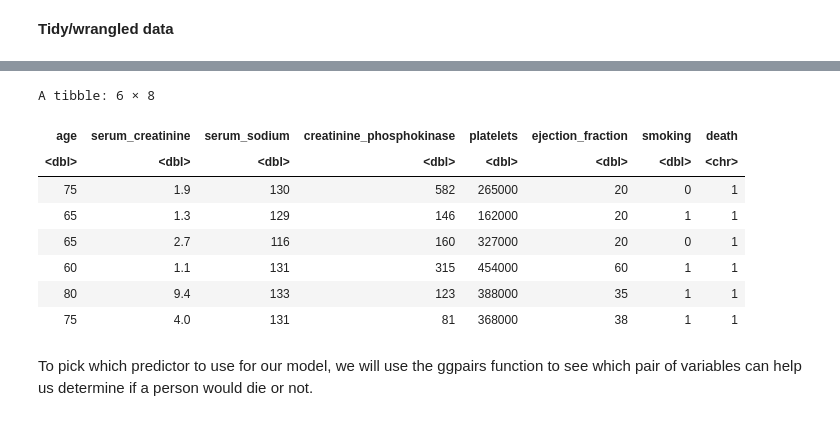
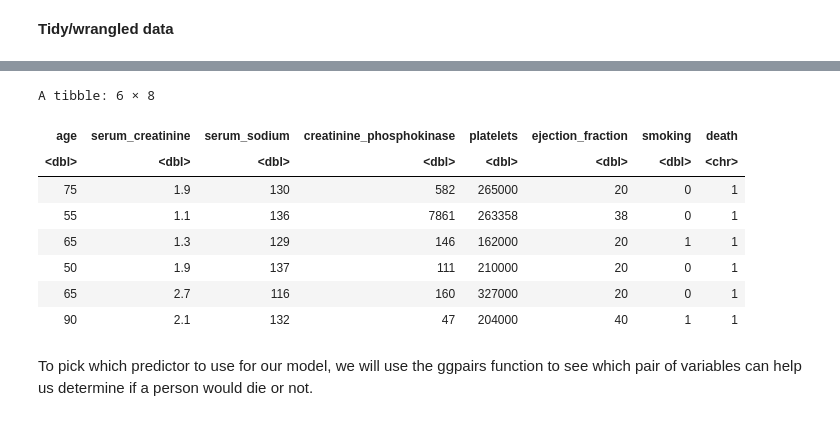
Before and after one commit to leoryry/NEW_DSCI_Project, a Jupyter notebook: Proposal.ipynb, the cells around one changed output, grey strips where cells are left out. Saved outputs shown, nothing was run; the diff lists cells and outputs as text; code cells hidden in the pictures.

```diff
--- a/Proposal.ipynb
+++ b/Proposal.ipynb
@@ -67,2 +67,17 @@ We will split our data into training data and testing data so that we could use
+# %%
+heart_failure <- select(heart_failure_data, age, serum_creatinine, serum_sodium,
+                        creatinine_phosphokinase, platelets, ejection_fraction, smoking, DEATH_EVENT)
+names(heart_failure) <- c('age','serum_creatinine','serum_sodium','creatinine_phosphokinase','platelets','ejection_fraction', 'smoking', 'death')
+head(heart_failure)
+# %% [output]
+A tibble: 6 × 8
+| age | serum_creatinine | serum_sodium | creatinine_phosphokinase | platelets | ejection_fraction | smoking | death |
+| <dbl> | <dbl> | <dbl> | <dbl> | <dbl> | <dbl> | <dbl> | <chr> |
+| 75 | 1.9 | 130 | 582 | 265000 | 20 | 0 | 1 |
+| 55 | 1.1 | 136 | 7861 | 263358 | 38 | 0 | 1 |
+| 65 | 1.3 | 129 | 146 | 162000 | 20 | 1 | 1 |
+| 50 | 1.9 | 137 | 111 | 210000 | 20 | 0 | 1 |
+| 65 | 2.7 | 116 | 160 | 327000 | 20 | 0 | 1 |
+| 90 | 2.1 | 132 | 47 | 204000 | 40 | 1 | 1 |
 # %%
 set.seed(5)
@@ -70,20 +85,5 @@ heart_split <- initial_split(heart_failure_data, prop=0.70, strata=DEATH_EVENT)
 heart_train <- training(heart_split)
 heart_test <- testing(heart_split)
-# %%
-heart_failure <- select(heart_train, age, serum_creatinine, serum_sodium,
-                        creatinine_phosphokinase, platelets, ejection_fraction, smoking, DEATH_EVENT)
-names(heart_failure) <- c('age','serum_creatinine','serum_sodium','creatinine_phosphokinase','platelets','ejection_fraction', 'smoking', 'death')
-head(heart_failure)
-# %% [output]
-A tibble: 6 × 8
-| age | serum_creatinine | serum_sodium | creatinine_phosphokinase | platelets | ejection_fraction | smoking | death |
-| <dbl> | <dbl> | <dbl> | <dbl> | <dbl> | <dbl> | <dbl> | <chr> |
-| 75 | 1.9 | 130 | 582 | 265000 | 20 | 0 | 1 |
-| 65 | 1.3 | 129 | 146 | 162000 | 20 | 1 | 1 |
-| 65 | 2.7 | 116 | 160 | 327000 | 20 | 0 | 1 |
-| 60 | 1.1 | 131 | 315 | 454000 | 60 | 1 | 1 |
-| 80 | 9.4 | 133 | 123 | 388000 | 35 | 1 | 1 |
-| 75 | 4.0 | 131 | 81 | 368000 | 38 | 1 | 1 |
 # %% [markdown]
 To pick which predictor to use for our model, we will use the ggpairs function to see which pair of variables can help us determine if a person would die or not.
 # %%
```
Also changed, not shown: parts of 13 cells of this notebook.
